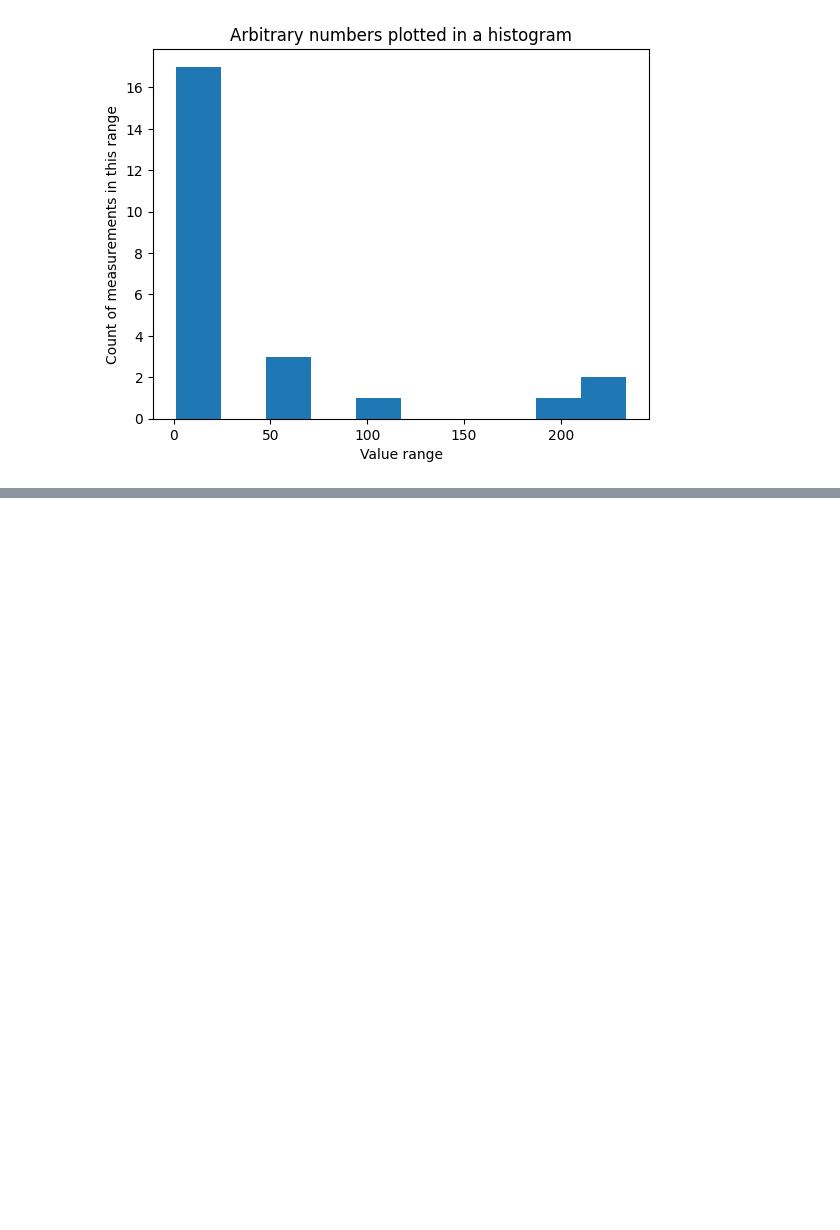
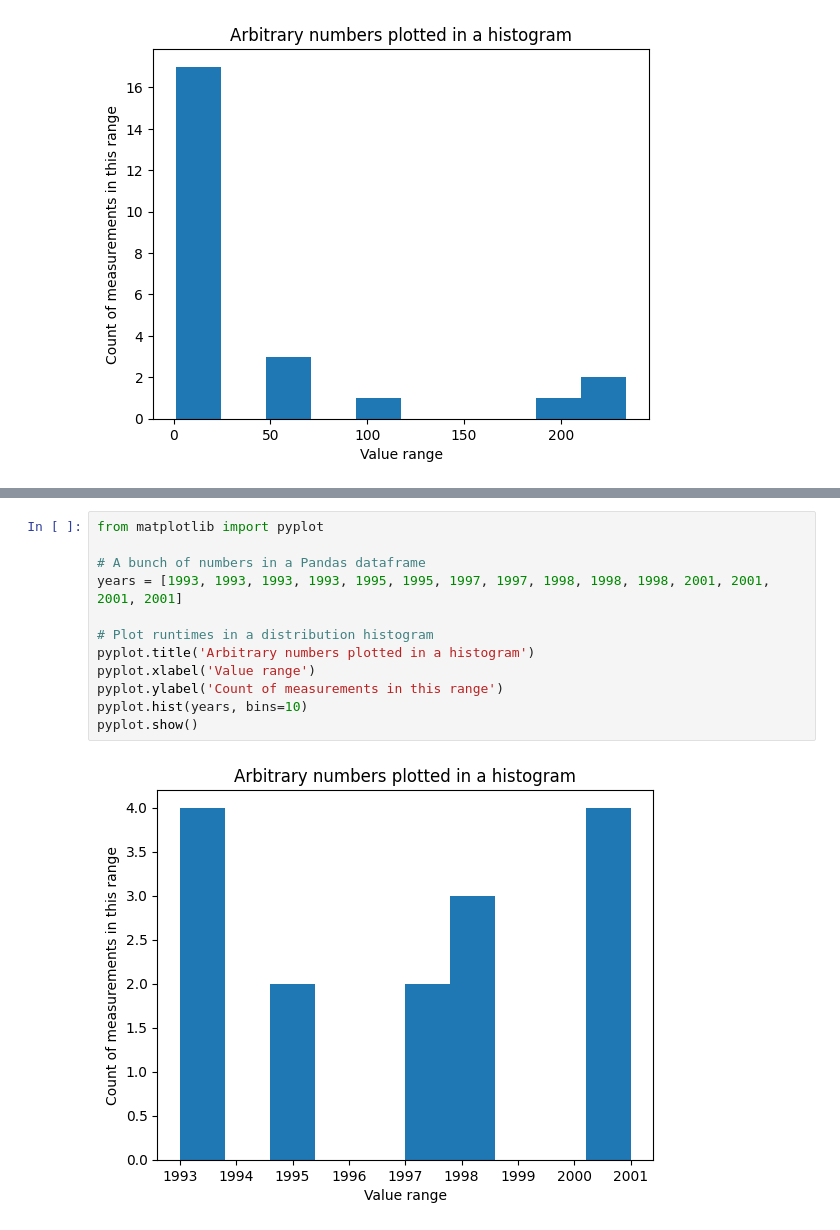
Before and after one commit to tspence/data-analysis-class-resources, a Jupyter notebook: jupyter/Basics of Plotting.ipynb, the cells around one changed output, grey strips where cells are left out. Saved outputs shown, nothing was run; the diff lists cells and outputs as text; blank space fills up the shorter version.

```diff
--- a/jupyter/Basics of Plotting.ipynb
+++ b/jupyter/Basics of Plotting.ipynb
@@ -113,0 +118,14 @@ pyplot.show()
+# %%
+from matplotlib import pyplot
+
+# A bunch of numbers in a Pandas dataframe
+years = [1993, 1993, 1993, 1993, 1995, 1995, 1997, 1997, 1998, 1998, 1998, 2001, 2001, 2001, 2001]
+
+# Plot runtimes in a distribution histogram
+pyplot.title('Arbitrary numbers plotted in a histogram')
+pyplot.xlabel('Value range')
+pyplot.ylabel('Count of measurements in this range')
+pyplot.hist(years, bins=10)
+pyplot.show()
+# %% [output]
+[figure, added]
```
Also changed, not shown: parts of 1 cell of this notebook.
